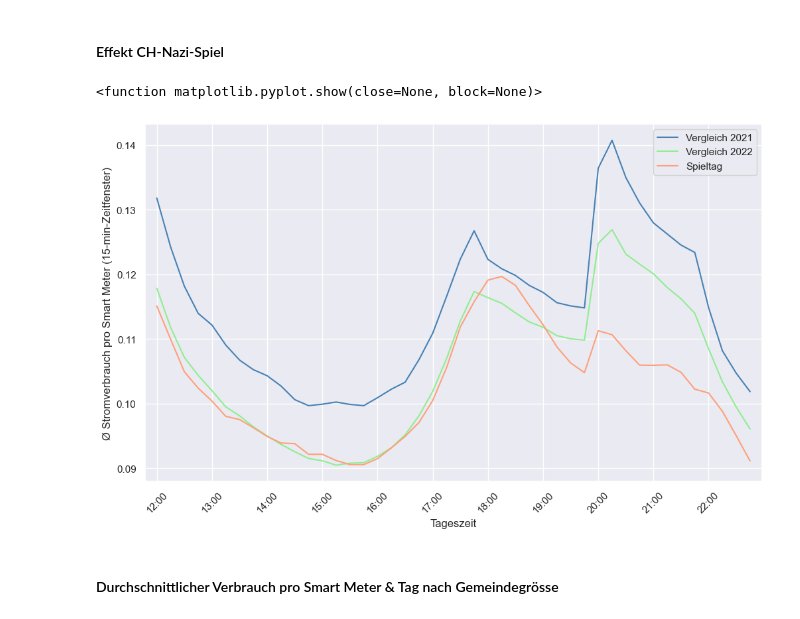
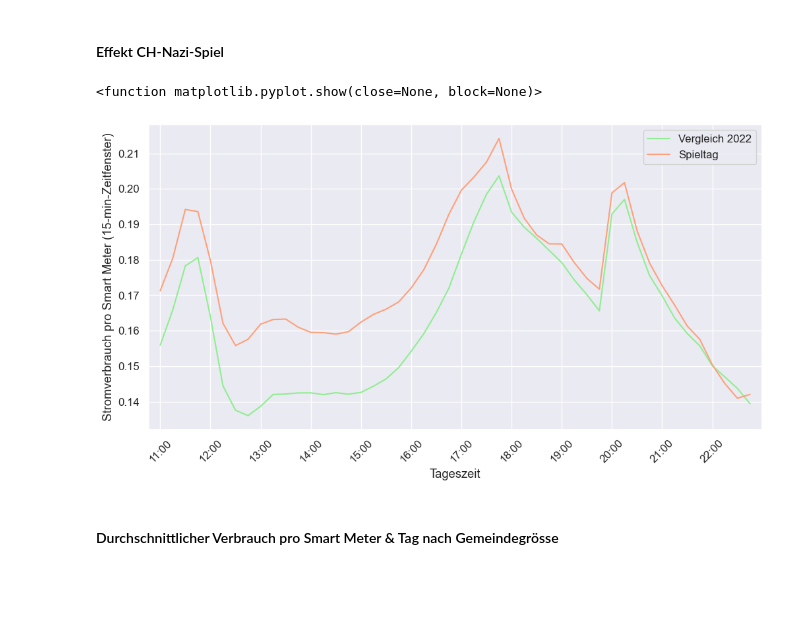
Before and after one commit to axpogroup/ckw-opendata, a Jupyter notebook: ckw.ch/Descriptives Agg.ipynb, the cells around one changed output. Saved outputs shown, nothing was run; the diff lists cells and outputs as text; code cells hidden in the pictures; blank space fills up the shorter version.

```diff
--- a/ckw.ch/Descriptives Agg.ipynb
+++ b/ckw.ch/Descriptives Agg.ipynb
@@ -487,7 +462,7 @@ plt.show
 # %% [markdown]
 #### Effekt CH-Nazi-Spiel
 # %%
-gamedate = datetime.datetime(2022, 5, 22) # Datum Nazi-Spiel
+gamedate = datetime.datetime(2022, 11, 28) # Datum Nazi-Spiel
 weekday = gamedate.strftime('%A') # Wochentag Nazi-Spiel
 # %%
 # Spalte mit Vergleichstagen für Analyse
@@ -496,29 +471,29 @@ df_data.loc[(df_data['month'] == gamedate.month) & (df_data['weekday'] ==  weekd
 df_data.loc[(df_data['month'] == gamedate.month) & (df_data['weekday'] ==  weekday) &  (df_data['year']==2021), 'game'] = 'Vergleich 2021' # Markeitung gleiche Wochentage im gleichen Monat im 2021
 df_data.loc[(df_data['date'] == gamedate) , 'game'] = 'Spieltag' # Markierung Datum Nazi-Spiel
 # %%
-time_range = (df_data['timestamp'].dt.hour >= 12) & (df_data['timestamp'].dt.hour <= 22) # Definition Zeitspanne für Visualisierung
+time_range = (df_data['timestamp'].dt.hour >= 11) & (df_data['timestamp'].dt.hour <= 22) # Definition Zeitspanne für Visualisierung
 df_game = df_data.loc[time_range] # Datenset-Ausschnitt basierend auf Zeitspanne
 # %%
 df_game=df_game.pivot_table(values="kwh_persmdt", index="timestamp", columns="game") # Pivot-Tabelle mit durchschnittlichem Verbrauch pro Zeitfenster und Spieltag / Vergleichstage
 
-fig, ax = plt.subplots(figsize = (12,7)) # Grafik-Grösse
+fig, ax = plt.subplots(figsize = (12,6)) # Grafik-Grösse
 
-ax.plot(df_game.index, df_game['Vergleich 2021'], color = 'steelblue', label='Vergleich 2021')
+#ax.plot(df_game.index, df_game['Vergleich 2021'], color = 'steelblue', label='Vergleich 2021')
 ax.plot(df_game.index, df_game['Vergleich 2022'], color = 'lightgreen', label='Vergleich 2022')
 ax.plot(df_game.index, df_game['Spieltag'], color = 'lightsalmon', label='Spieltag')
 
 
-plt.xlabel("Tageszeit") # X-Label
-plt.ylabel("Stromverbrauch pro Smart Meter (15-min-Zeitfenster)") # Y-Label
+plt.xlabel("Tageszeit", labelpad=10) # X-Label
+plt.ylabel("Stromverbrauch pro Smart Meter (15-min-Zeitfenster)", labelpad=10) # Y-Label
 
 ax.xaxis.set_major_locator(md.MinuteLocator(byminute = [0, 60])) # Abstand X-Tick-Labels
 ax.xaxis.set_major_formatter(md.DateFormatter('%H:%M')) # Format X-Tick-Labels
 plt.setp(ax.xaxis.get_majorticklabels(), rotation = 45) # Rotation X-Tick-Labels
 
 plt.margins(x=0.02) # Anpassen Seitenrand
 ax.legend() # Hinzufügen Legende
 
 plt.show
 # %% [output]
 <function matplotlib.pyplot.show(close=None, block=None)>
-[figure, old version]
+[figure, new version]
```
Also changed, not shown: parts of 28 cells of this notebook.
